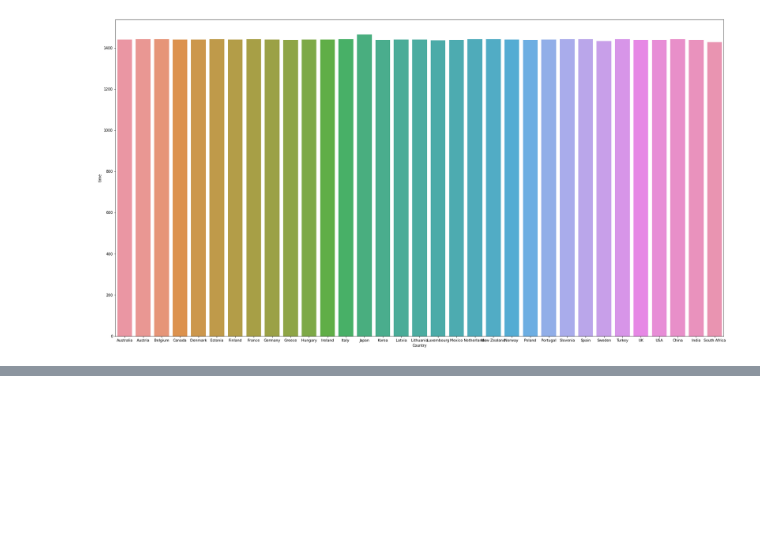
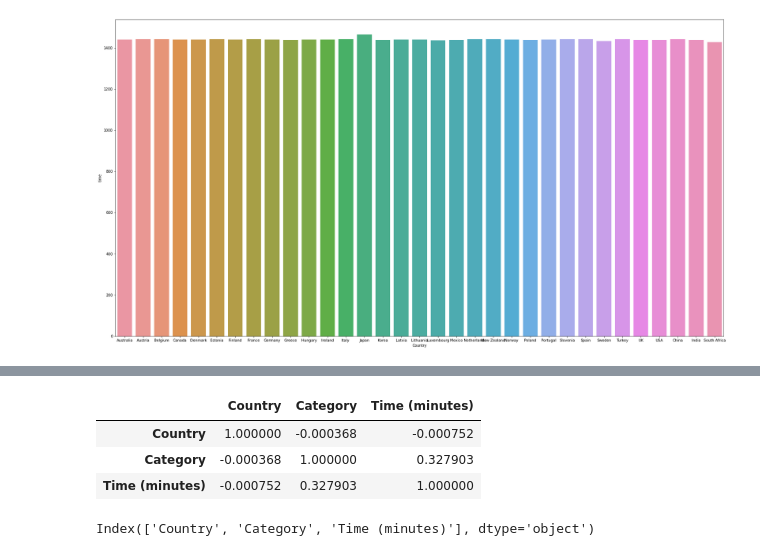
Before and after one commit to arjunprakash027/Data-Analysis, a Jupyter notebook: time_spent_dataset/total_time_spent.ipynb, the cells around one changed output, grey strips where cells are left out. Cells and saved outputs as stored; diff of their text form; code cells hidden in the pictures; blank space fills up the shorter version.

```diff
--- a/time_spent_dataset/total_time_spent.ipynb
+++ b/time_spent_dataset/total_time_spent.ipynb
@@ -267,0 +372,7 @@ sns.barplot(x="Country", y="time", data=df_time)
+# %%
+df_encode.corr()
+# %% [output]
+|  | Country | Category | Time (minutes) |
+| Country | 1.000000 | -0.000368 | -0.000752 |
+| Category | -0.000368 | 1.000000 | 0.327903 |
+| Time (minutes) | -0.000752 | 0.327903 | 1.000000 |
@@ -267,0 +382,4 @@ sns.barplot(x="Country", y="time", data=df_time)
+# %%
+df.columns
+# %% [output]
+Index(['Country', 'Category', 'Time (minutes)'], dtype='object')
```
Also changed, not shown: parts of 19 cells of this notebook.
